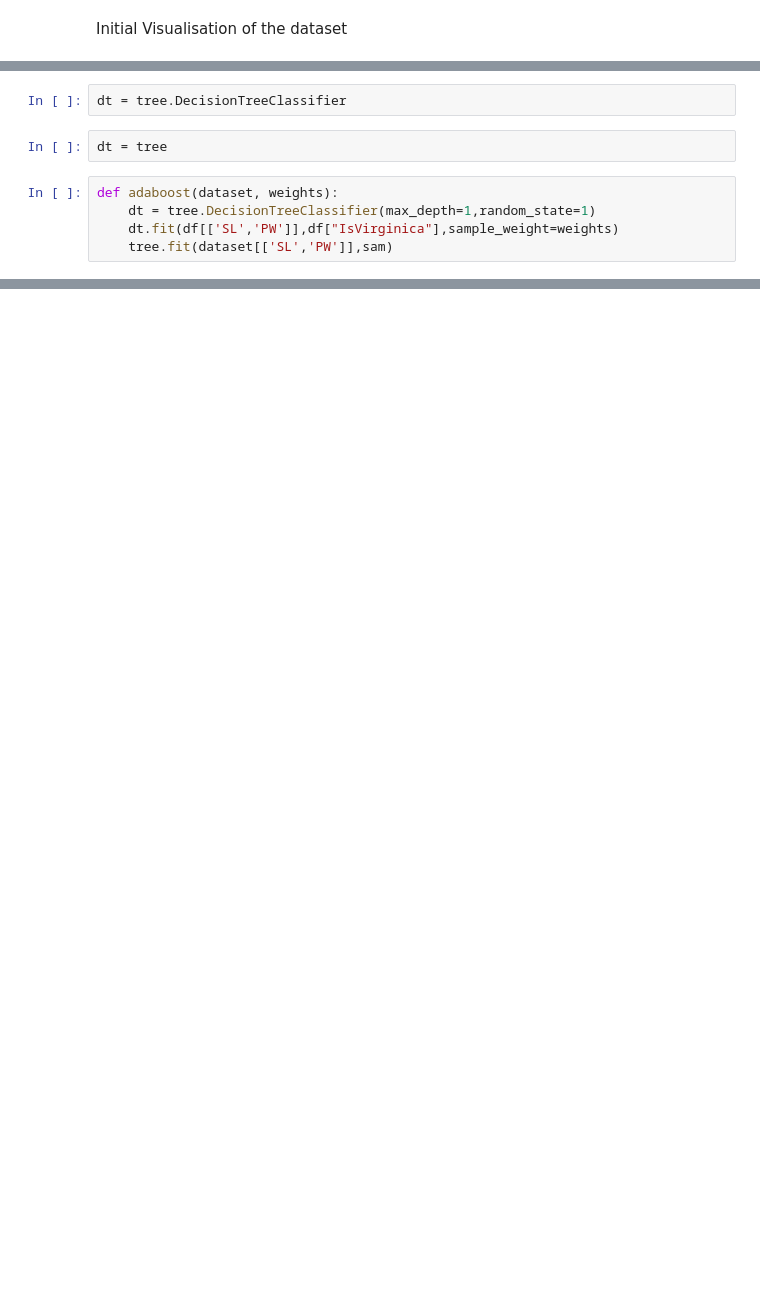
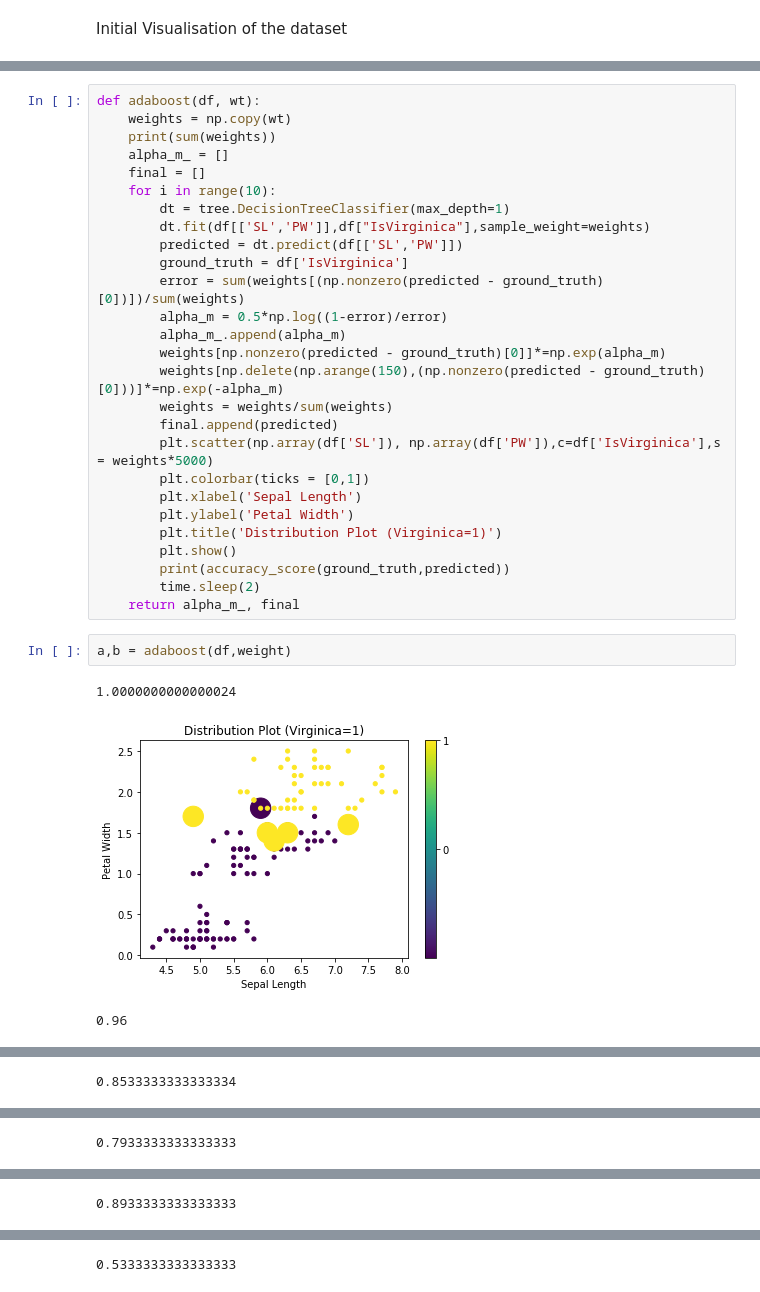
Before and after one commit to sdeepaknarayanan/Machine-Learning, a Jupyter notebook: Assignment 2/16110142_HW2_Q3.ipynb, the cells around one changed output, grey strips where cells are left out. Drawn from its saved outputs; the diff is of its cells as text; blank space fills up the shorter version.

```diff
--- a/Assignment 2/16110142_HW2_Q3.ipynb
+++ b/Assignment 2/16110142_HW2_Q3.ipynb
@@ -61,9 +33,0 @@ DecisionTreeClassifier(class_weight=None, criterion='gini', max_depth=None,
-# %%
-dt = tree.DecisionTreeClassifier
-# %%
-dt = tree
-# %%
-def adaboost(dataset, weights):
-    dt = tree.DecisionTreeClassifier(max_depth=1,random_state=1)
-    dt.fit(df[['SL','PW']],df["IsVirginica"],sample_weight=weights)
-    tree.fit(dataset[['SL','PW']],sam)
@@ -71,0 +36,33 @@ tree.DecisionTreeClassifier(sample_w)
+# %%
+def adaboost(df, wt):
+    weights = np.copy(wt)
+    print(sum(weights))
+    alpha_m_ = []
+    final = []
+    for i in range(10):
+        dt = tree.DecisionTreeClassifier(max_depth=1)
+        dt.fit(df[['SL','PW']],df["IsVirginica"],sample_weight=weights)
+        predicted = dt.predict(df[['SL','PW']])
+        ground_truth = df['IsVirginica']
+        error = sum(weights[(np.nonzero(predicted - ground_truth)[0])])/sum(weights)
+        alpha_m = 0.5*np.log((1-error)/error)
+        alpha_m_.append(alpha_m)
+        weights[np.nonzero(predicted - ground_truth)[0]]*=np.exp(alpha_m)
+        weights[np.delete(np.arange(150),(np.nonzero(predicted - ground_truth)[0]))]*=np.exp(-alpha_m)
+        weights = weights/sum(weights)
+        final.append(predicted)
+        plt.scatter(np.array(df['SL']), np.array(df['PW']),c=df['IsVirginica'],s = weights*5000)
+        plt.colorbar(ticks = [0,1])
+        plt.xlabel('Sepal Length')
+        plt.ylabel('Petal Width')
+        plt.title('Distribution Plot (Virginica=1)')
+        plt.show()
+        print(accuracy_score(ground_truth,predicted))
+        time.sleep(2)
+    return alpha_m_, final
+# %%
+a,b = adaboost(df,weight)
+# %% [output]
+1.0000000000000024
+[figure, added]
+0.96
@@ -71,0 +70 @@ tree.DecisionTreeClassifier(sample_w)
+0.8533333333333334
@@ -71,0 +72 @@ tree.DecisionTreeClassifier(sample_w)
+0.7933333333333333
@@ -71,0 +74 @@ tree.DecisionTreeClassifier(sample_w)
+0.8933333333333333
@@ -71,0 +76 @@ tree.DecisionTreeClassifier(sample_w)
+0.5333333333333333
```
Also changed, not shown: parts of 11 cells of this notebook.
